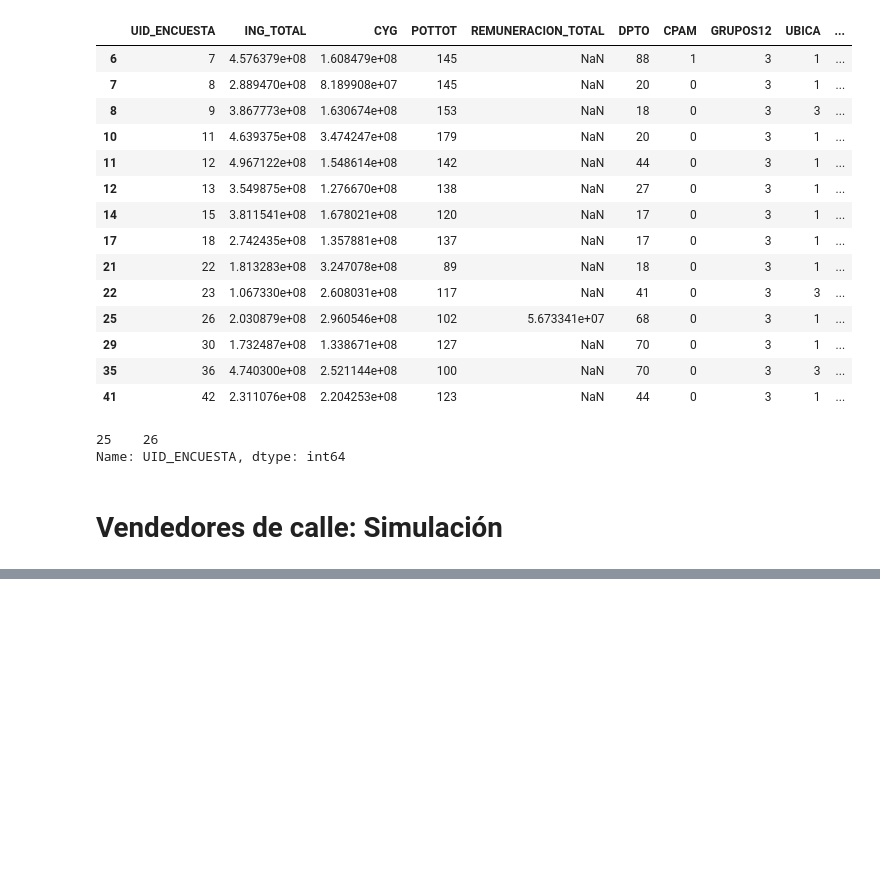
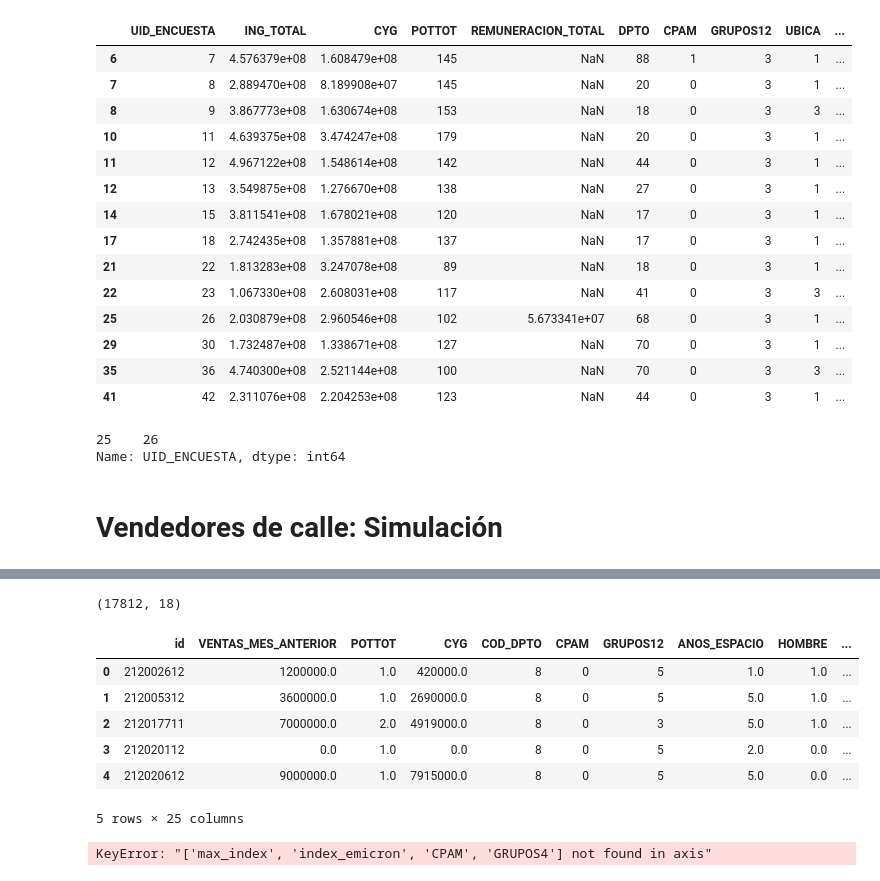
Before and after one commit to caravilaga/Repositorio_DANE, a Jupyter notebook: Experimental/Arreglo Censo.ipynb, the cells around one changed output, grey strips where cells are left out. Drawn from its saved outputs; the diff is of its cells as text; code cells hidden in the pictures; blank space fills up the shorter version.

```diff
--- a/Experimental/Arreglo Censo.ipynb
+++ b/Experimental/Arreglo Censo.ipynb
@@ -1208,0 +1236,47 @@ df['COD_DPTO']
+# %%
+# Abrir información de vendedores de calle: EMICRON
+
+data_path = r"D:\DANE - Contrato\2024\Operativo Barrido\Data"
+emicron = pd.read_csv(data_path + "\EMICRON_VF.csv",header = 0)
+
+var_mov = ['id','VENTAS_MES_ANTERIOR','POTTOT','CYG','COD_DEPTO','CPAM','GRUPOS12','ANOS_ESPACIO','HOMBRE']
+var_gral = ['id','CIIU_3','fex','P2760','VA','C_V','k_words','mencion']
+
+emicron_mov = emicron[emicron['UBICA']== 4]
+emicron_mov = emicron_mov[var_mov+var_gral+['GRUPOS4'+'COD_MPIO']]
+emicron_mov['CPAM'] = emicron_mov['CPAM'].astype(int)
+emicron_mov['COD_DEPTO'] = emicron_mov['COD_DEPTO'].astype(int)
+emicron_mov['GRUPOS12'] = emicron_mov['GRUPOS12'].astype(int)
+
+emicron_mov = emicron_mov.reset_index(drop=True)
+emicron_mov.shape
+# %% [output]
+(17812, 18)
+# %%
+emicron_mov_f = emicron_mov.copy()
+emicron_mov_f['VENTAS'] = emicron_mov_f['VENTAS_MES_ANTERIOR'] / 30
+emicron_mov_f['GASTO_TOT'] = emicron_mov_f['CYG'] / 60
+emicron_mov_f['COSTOS'] = emicron_mov_f['CYG'] / 60
+
+emicron_mov_f['TRABAJSOC'] = emicron_mov_f['POTTOT']
+emicron_mov_f['TRABAJPAGO'] = 0
+emicron_mov_f['TRABAJFAMI'] = 0
+
+# Diccionario
+sex_dic ={1 : "1. Hombre", 0: "2. Mujer"}
+
+# Creación GRUPOS4
+emicron_mov_f['SEXO'] = emicron_mov_f['HOMBRE'].map(sex_dic)
+
+# Renombrar columna
+emicron_mov_f.rename(columns={'COD_DEPTO': 'COD_DPTO', 'CIIU_3':}, inplace=True)
+# %%
+emicron_mov_f.head()
+# %% [output]
+|  | id | VENTAS_MES_ANTERIOR | POTTOT | CYG | COD_DPTO | CPAM | GRUPOS12 | ANOS_ESPACIO | HOMBRE | ... |
+| 0 | 212002612 | 1200000.0 | 1.0 | 420000.0 | 8 | 0 | 5 | 1.0 | 1.0 | ... |
+| 1 | 212005312 | 3600000.0 | 1.0 | 2690000.0 | 8 | 0 | 5 | 5.0 | 1.0 | ... |
+| 2 | 212017711 | 7000000.0 | 2.0 | 4919000.0 | 8 | 0 | 3 | 5.0 | 1.0 | ... |
+| 3 | 212020112 | 0.0 | 1.0 | 0.0 | 8 | 0 | 5 | 2.0 | 0.0 | ... |
+| 4 | 212020612 | 9000000.0 | 1.0 | 7915000.0 | 8 | 0 | 5 | 5.0 | 0.0 | ... |
+5 rows × 25 columns
@@ -1208,0 +1301,5 @@ df['COD_DPTO']
+# %%
+final_simulada.drop(['max_index', 'index_emicron','CPAM','GRUPOS4'], axis = 1, inplace = True)
+final_simulada.rename(columns={'UID_ENCUESTA': 'RESPONSEID'}, inplace=True)
+# %% [output]
+KeyError: "['max_index', 'index_emicron', 'CPAM', 'GRUPOS4'] not found in axis"
```
Also changed, not shown: parts of 10 cells of this notebook, 2 other files.
